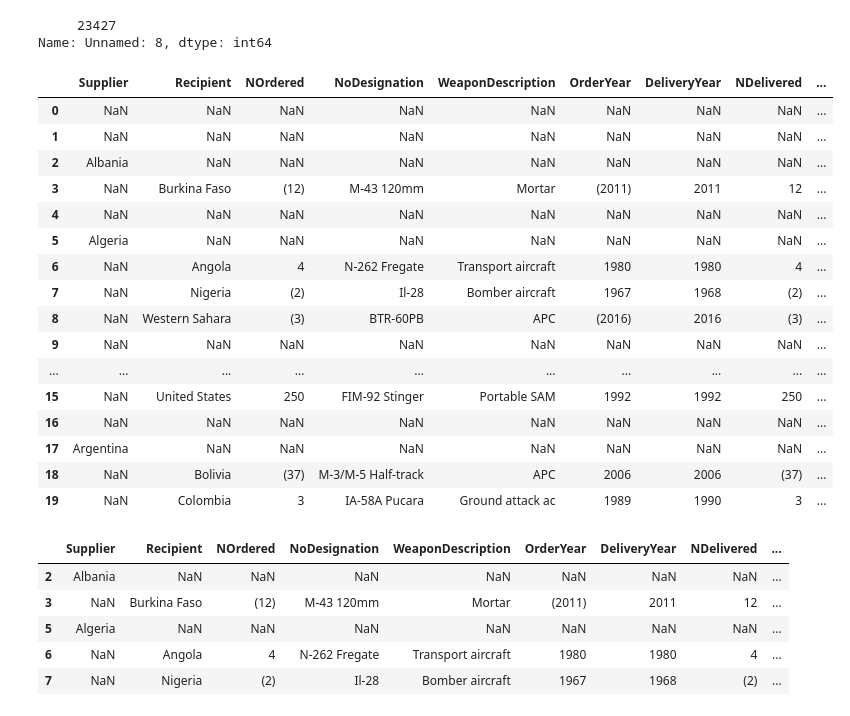
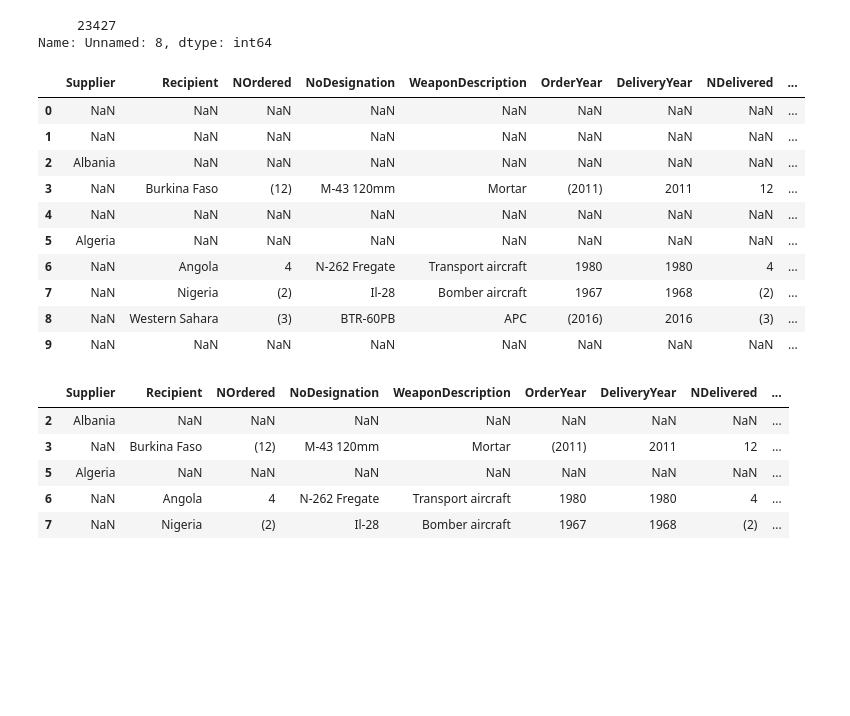
Before and after one commit to MichaelBurak/arms-trade-analysis, a Jupyter notebook: sipri-trades.ipynb, the cells around one changed output. Cells and saved outputs as stored; diff of their text form; code cells hidden in the pictures; blank space fills up the shorter version.

```diff
--- a/sipri-trades.ipynb
+++ b/sipri-trades.ipynb
@@ -585,25 +570,19 @@ Name: Unnamed: 8, dtype: int64
 # %%
 df1 = df1.drop('Unnamed: 8',axis=1)
 
-df1.head(20)
+df1.head(10)
 # %% [output]
 |  | Supplier | Recipient | NOrdered | NoDesignation | WeaponDescription | OrderYear | DeliveryYear | NDelivered | ... |
 | 0 | NaN | NaN | NaN | NaN | NaN | NaN | NaN | NaN | ... |
 | 1 | NaN | NaN | NaN | NaN | NaN | NaN | NaN | NaN | ... |
 | 2 | Albania | NaN | NaN | NaN | NaN | NaN | NaN | NaN | ... |
 | 3 | NaN | Burkina Faso | (12) | M-43 120mm | Mortar | (2011) | 2011 | 12 | ... |
 | 4 | NaN | NaN | NaN | NaN | NaN | NaN | NaN | NaN | ... |
 | 5 | Algeria | NaN | NaN | NaN | NaN | NaN | NaN | NaN | ... |
 | 6 | NaN | Angola | 4 | N-262 Fregate | Transport aircraft | 1980 | 1980 | 4 | ... |
 | 7 | NaN | Nigeria | (2) | Il-28 | Bomber aircraft | 1967 | 1968 | (2) | ... |
 | 8 | NaN | Western Sahara | (3) | BTR-60PB | APC | (2016) | 2016 | (3) | ... |
 | 9 | NaN | NaN | NaN | NaN | NaN | NaN | NaN | NaN | ... |
-| ... | ... | ... | ... | ... | ... | ... | ... | ... | ... |
-| 15 | NaN | United States | 250 | FIM-92 Stinger | Portable SAM | 1992 | 1992 | 250 | ... |
-| 16 | NaN | NaN | NaN | NaN | NaN | NaN | NaN | NaN | ... |
-| 17 | Argentina | NaN | NaN | NaN | NaN | NaN | NaN | NaN | ... |
-| 18 | NaN | Bolivia | (37) | M-3/M-5 Half-track | APC | 2006 | 2006 | (37) | ... |
-| 19 | NaN | Colombia | 3 | IA-58A Pucara | Ground attack ac | 1989 | 1990 | 3 | ... |
 # %%
 df1 = df1.dropna(how='all')
 
```
Also changed, not shown: parts of 69 cells of this notebook, 3 other files.
